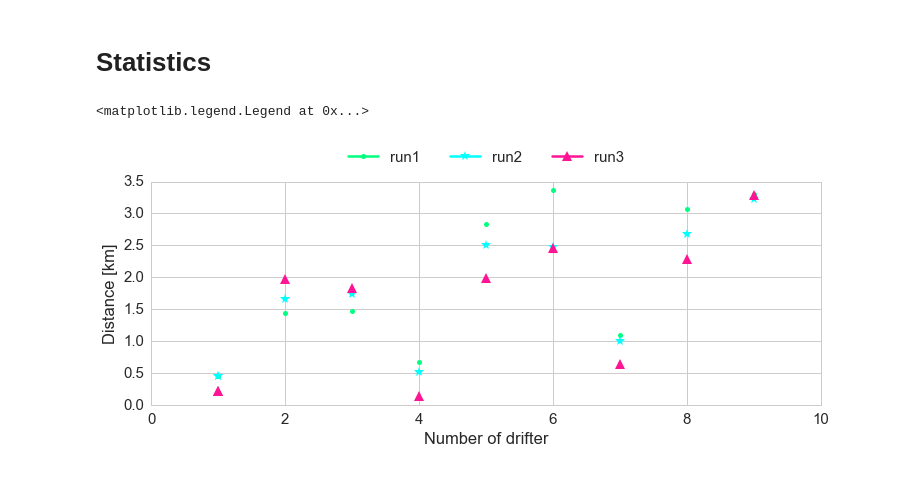
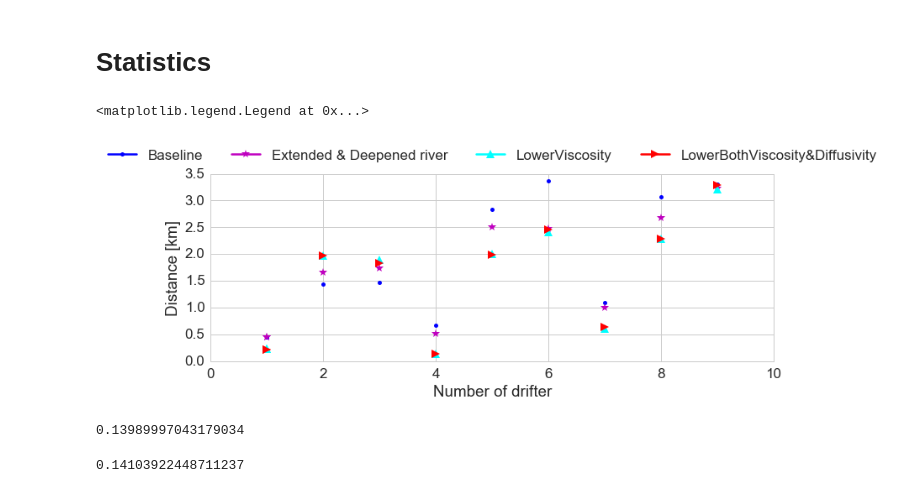
Before and after one commit to SalishSeaCast/analysis-jie, a Jupyter notebook: jie/SSEC/DrifterParticleSSEC.ipynb, the cells around one changed output. Cells and saved outputs as stored; diff of their text form; code cells hidden in the pictures.

```diff
--- a/jie/SSEC/DrifterParticleSSEC.ipynb
+++ b/jie/SSEC/DrifterParticleSSEC.ipynb
@@ -246,28 +242,40 @@ dist9 = dist_buoy_particle(lon_dri,lat_dri,lon323,lat323,1)
 dists = [dist1, dist2, dist3,dist4, dist5,\
             dist6, dist7,dist8,dist9]
 run1s = []; run2s=[];
-run3s = [];
+run3s = []; run4s = [];
 for dist in dists:
-    run1s.append(dist['run1'])
-    run2s.append(dist['run2'])
-    run3s.append(dist['run3'])
+    run1s.append(dist['Baseline'])
+    run2s.append(dist['LongRiverOnly'])
+    run3s.append(dist['LongRiver+LowerViscosity'])
+    run4s.append(dist['LongRiver+LowerBoth'])
 # %%
 fig,ax1= plt.subplots(1,1,figsize=(12,4))
+size = 10
 x = np.arange(9)
 x+=1
 for i in x:
-    ax1.plot(i,run1s[i-1],color = 'springgreen',marker = '.',markersize = 10)
-    ax1.plot(i,run2s[i-1],color = 'cyan',marker = '*',markersize = 10)
-    ax1.plot(i,run3s[i-1],color = 'DeepPink',marker = '^',markersize = 10)
-run1, = ax1.plot(1, run1s[0],color = 'springgreen',marker = '.',markersize = 10,label = 'run1')
-run2, = ax1.plot(1, run2s[0],color = 'cyan',marker = '*',markersize = 10,label = 'run2')
-run3, = ax1.plot(1, run3s[0],color = 'DeepPink',marker = '^',markersize = 10,label = 'run3')
+    ax1.plot(i,run1s[i-1],color = 'b',marker = '.',markersize = size)
+    ax1.plot(i,run2s[i-1],color = 'm',marker = '*',markersize = size)
+    ax1.plot(i,run3s[i-1],color = 'cyan',marker = '^',markersize = size)
+    ax1.plot(i,run4s[i-1],color = 'r',marker = '>',markersize = size)
+run1, = ax1.plot(1, run1s[0],color = 'b',marker = '.',markersize = size,label = 'Baseline')
+run2, = ax1.plot(1, run2s[0],color = 'm',marker = '*',markersize = size,label = 'Extended & Deepened river')
+run3, = ax1.plot(1, run3s[0],color = 'cyan',marker = '^',markersize = size,label = 'LowerViscosity')
+run4, = ax1.plot(1, run4s[0],color = 'r',marker = '>',markersize = size,label = 'LowerBothViscosity&Diffusivity')
 ax1.set_xlabel('Number of drifter')
 ax1.set_ylabel('Distance [km]')
 ax1.set_xlim([0,10])
 ax1.grid('on')
 ax1.legend(loc='upper center', bbox_to_anchor=(0.5, 1.2),
           ncol=5, fancybox=False, shadow=True)
 # %% [output]
 <matplotlib.legend.Legend at 0x...>
-[figure, old version]
+[figure, new version]
+# %%
+min(run4s)
+# %% [output]
+0.13989997043179034
+# %%
+min(run3s)
+# %% [output]
+0.14103922448711237
```
Also changed, not shown: parts of 1 cell of this notebook.
